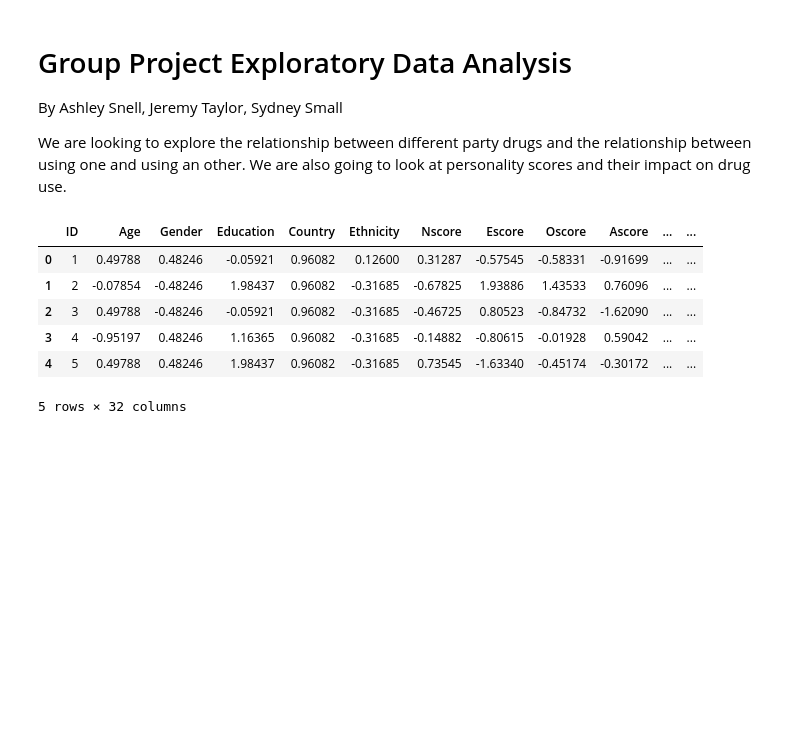
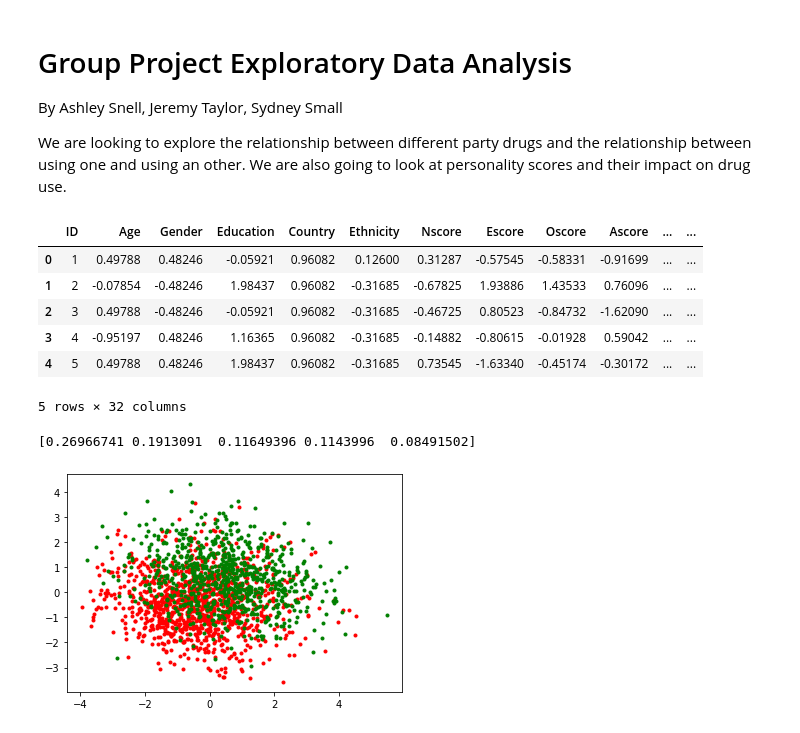
Before and after one commit to JeremyT99/STAT-411-Group-Project, a Jupyter notebook: Group project 10 22 19.ipynb, the cells around one changed output. Drawn from its saved outputs; the diff is of its cells as text; code cells hidden in the pictures; blank space fills up the shorter version.

```diff
--- a/Group project 10 22 19.ipynb
+++ b/Group project 10 22 19.ipynb
@@ -53,7 +57,7 @@ druguser.head()
 | 4 | 5 | 0.49788 | 0.48246 | 1.98437 | 0.96082 | -0.31685 | 0.73545 | -1.63340 | -0.45174 | -0.30172 | ... | ... |
 5 rows × 32 columns
 # %%
-names = {'CL0':0,'CL1':0,'CL2':0,'CL3':0,'CL4':0,'CL5':1,'CL6':1,0:0, 1:1} #only counting people who used in last month as users.
+names = {'CL0':0,'CL1':0,'CL2':0,'CL3':0,'CL4':1,'CL5':1,'CL6':1,0:0, 1:1} #only counting people who used in last month as users.
 druguser.Cannabis = druguser.Cannabis.map(names)
 druguser.Semer = druguser.Semer.map(names)
 druguser.Nicotine = druguser.Nicotine.map(names)
@@ -61,3 +65,16 @@ druguser.LSD = druguser.LSD.map(names)
 druguser.Mushrooms = druguser.Mushrooms.map(names)
 druguser.Ecstasy = druguser.Ecstasy.map(names)
 druguser.Coke = druguser.Coke.map(names)
+druguser.Alcohol = druguser.Alcohol.map(names)
+# %%
+XX = np.array(druguser[['Cscore','Escore','Ascore','Nscore','Impulsive','Oscore','Age','Gender','Education']])
+y = np.array(druguser['Cannabis'])
+from sklearn.decomposition import PCA
+pca = PCA(n_components=5)
+XXpca = pca.fit_transform(XX);
+plt.plot(XXpca[y==0, 0], XXpca[y==0, 1], 'r.')
+plt.plot(XXpca[y==1, 0], XXpca[y==1, 1], 'g.');
+print(pca.explained_variance_ratio_)
+# %% [output]
+[0.26966741 0.1913091  0.11649396 0.1143996  0.08491502]
+[figure, added]
```
Also changed, not shown: parts of 31 cells of this notebook.
